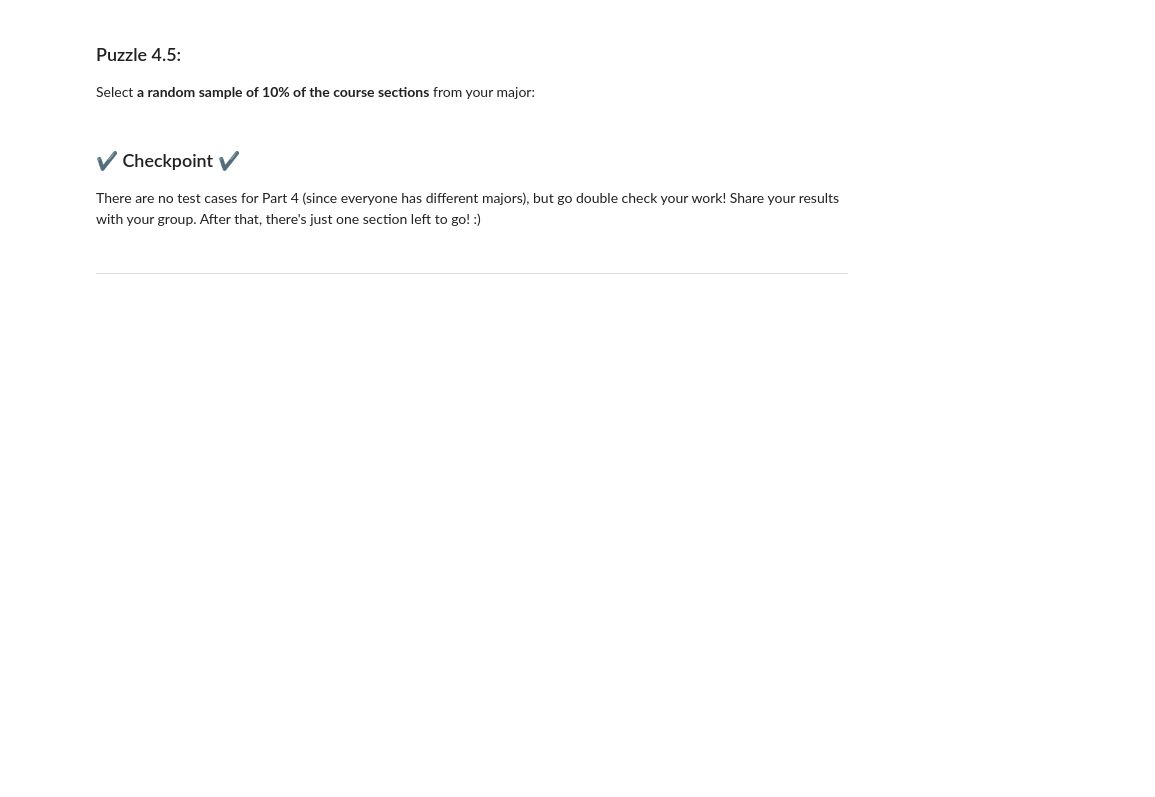
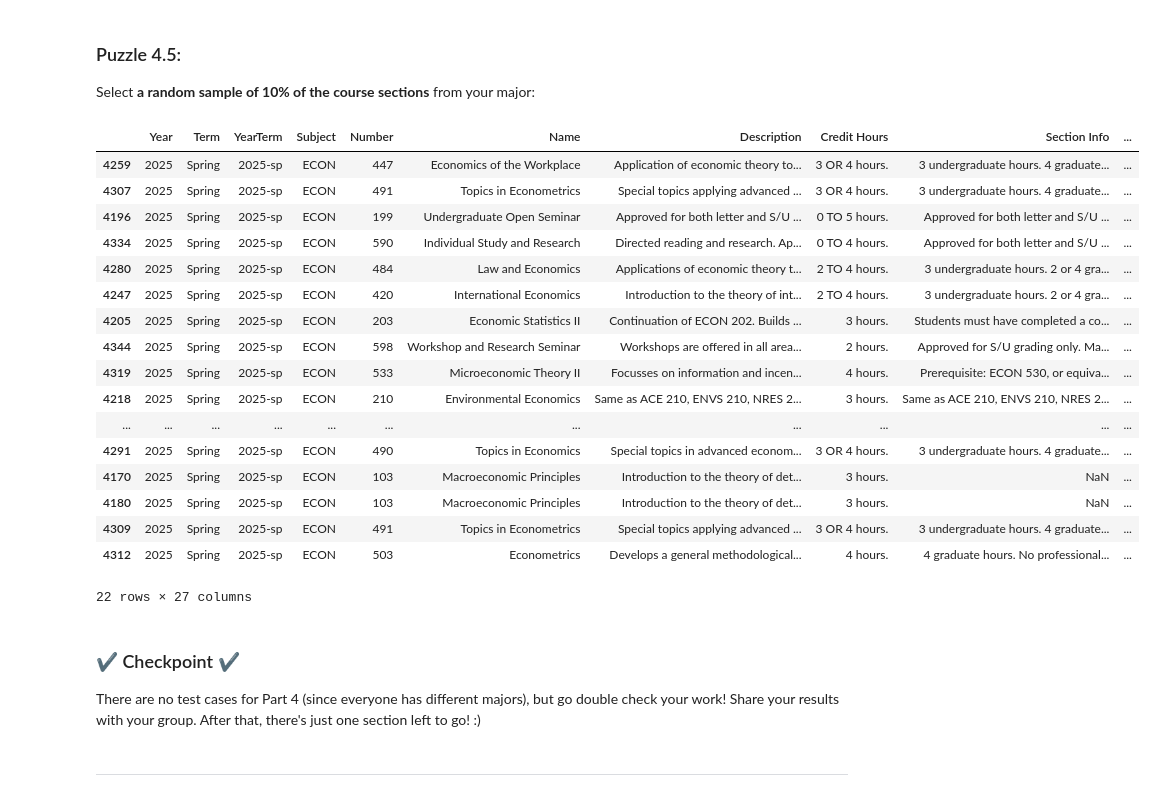
Before and after one commit to JoshuaMorales1245/Personal-Projects, a Jupyter notebook: lab_pandas/lab_pandas.ipynb, the cells around one changed output. Saved outputs shown, nothing was run; the diff lists cells and outputs as text; code cells hidden in the pictures; blank space fills up the shorter version.

```diff
--- a/lab_pandas/lab_pandas.ipynb
+++ b/lab_pandas/lab_pandas.ipynb
@@ -174,6 +174,6 @@ Remember, URLs passed to `read_csv` are **string** variables, so remember to use
 > **macOS users**: If you are running macOS, you may get a HTTPS connection security-related error.  If you get this error, there's a solution for you on the Canvas lab overview page!! :)
 # %%
 # Load the course catalog dataset into a variable named `df`:
-...
+df = pd.read_csv("http://waf-server-01.cs.illinois.edu/static/course-catalog.csv")
 # %%
 # Look at `df` to confirm that this worked:
@@ -265,5 +325,5 @@ In this part, you will be exploring **your major** using the Course Catalog data
 
 Select only the rows that have a `Subject` of your current/intended major.  Assign this to the variable name `mydf` instead of `df`:
 # %%
-mydf = ...
+mydf = df[df.Subject == "ECON"]
 mydf
@@ -294,3 +396,24 @@ Select **a random sample of 10% of the course sections** from your major:
+# %%
+mydf.sample(frac = 0.1)
+# %% [output]
+|  | Year | Term | YearTerm | Subject | Number | Name | Description | Credit Hours | Section Info | ... |
+| 4259 | 2025 | Spring | 2025-sp | ECON | 447 | Economics of the Workplace | Application of economic theory to... | 3 OR 4 hours. | 3 undergraduate hours. 4 graduate... | ... |
+| 4307 | 2025 | Spring | 2025-sp | ECON | 491 | Topics in Econometrics | Special topics applying advanced ... | 3 OR 4 hours. | 3 undergraduate hours. 4 graduate... | ... |
+| 4196 | 2025 | Spring | 2025-sp | ECON | 199 | Undergraduate Open Seminar | Approved for both letter and S/U ... | 0 TO 5 hours. | Approved for both letter and S/U ... | ... |
+| 4334 | 2025 | Spring | 2025-sp | ECON | 590 | Individual Study and Research | Directed reading and research. Ap... | 0 TO 4 hours. | Approved for both letter and S/U ... | ... |
+| 4280 | 2025 | Spring | 2025-sp | ECON | 484 | Law and Economics | Applications of economic theory t... | 2 TO 4 hours. | 3 undergraduate hours. 2 or 4 gra... | ... |
+| 4247 | 2025 | Spring | 2025-sp | ECON | 420 | International Economics | Introduction to the theory of int... | 2 TO 4 hours. | 3 undergraduate hours. 2 or 4 gra... | ... |
+| 4205 | 2025 | Spring | 2025-sp | ECON | 203 | Economic Statistics II | Continuation of ECON 202. Builds ... | 3 hours. | Students must have completed a co... | ... |
+| 4344 | 2025 | Spring | 2025-sp | ECON | 598 | Workshop and Research Seminar | Workshops are offered in all area... | 2 hours. | Approved for S/U grading only. Ma... | ... |
+| 4319 | 2025 | Spring | 2025-sp | ECON | 533 | Microeconomic Theory II | Focusses on information and incen... | 4 hours. | Prerequisite: ECON 530, or equiva... | ... |
+| 4218 | 2025 | Spring | 2025-sp | ECON | 210 | Environmental Economics | Same as ACE 210, ENVS 210, NRES 2... | 3 hours. | Same as ACE 210, ENVS 210, NRES 2... | ... |
+| ... | ... | ... | ... | ... | ... | ... | ... | ... | ... | ... |
+| 4291 | 2025 | Spring | 2025-sp | ECON | 490 | Topics in Economics | Special topics in advanced econom... | 3 OR 4 hours. | 3 undergraduate hours. 4 graduate... | ... |
+| 4170 | 2025 | Spring | 2025-sp | ECON | 103 | Macroeconomic Principles | Introduction to the theory of det... | 3 hours. | NaN | ... |
+| 4180 | 2025 | Spring | 2025-sp | ECON | 103 | Macroeconomic Principles | Introduction to the theory of det... | 3 hours. | NaN | ... |
+| 4309 | 2025 | Spring | 2025-sp | ECON | 491 | Topics in Econometrics | Special topics applying advanced ... | 3 OR 4 hours. | 3 undergraduate hours. 4 graduate... | ... |
+| 4312 | 2025 | Spring | 2025-sp | ECON | 503 | Econometrics | Develops a general methodological... | 4 hours. | 4 graduate hours. No professional... | ... |
+22 rows × 27 columns
 # %% [markdown]
 ### ✔️ Checkpoint ✔️
 
```
Also changed, not shown: parts of 34 cells of this notebook.
